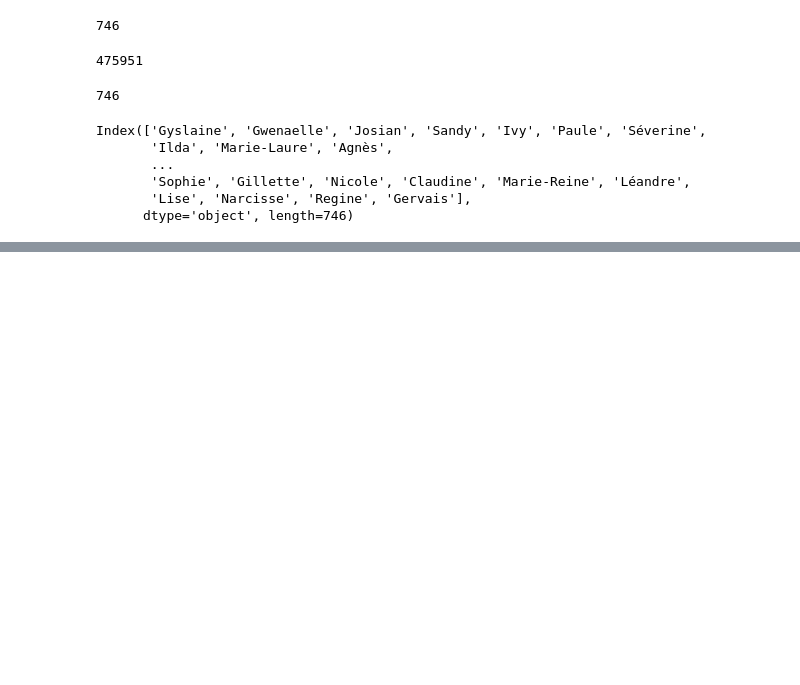
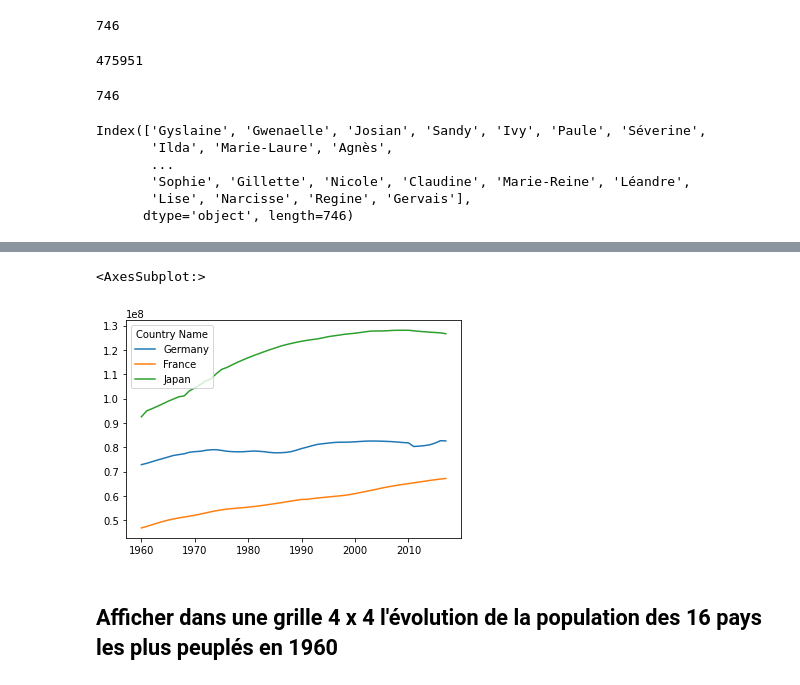
Before and after one commit to Bl3f/amse2021, a Jupyter notebook: Groupe-A/Day 3 - Pandas - 2021-03-19.ipynb, the cells around one changed output, grey strips where cells are left out. Drawn from its saved outputs; the diff is of its cells as text; code cells hidden in the pictures; blank space fills up the shorter version.

```diff
--- a/Groupe-A/Day 3 - Pandas - 2021-03-19.ipynb
+++ b/Groupe-A/Day 3 - Pandas - 2021-03-19.ipynb
@@ -793,0 +871,11 @@ ModuleNotFoundError: No module named 'seaborn'
+# %%
+df.loc[df.index.isin(["France", "Germany", "Japan"]), "1960":"2017"].T.plot()
+
+# or
+
+# df.loc[df["Country Name"].isin(["France", "Germany", "Japan"]), "1960":"2017"].T.plot()
+# %% [output]
+<AxesSubplot:>
+[figure, added]
+# %% [markdown]
+## Afficher dans une grille 4 x 4 l'évolution de la population des 16 pays les plus peuplés en 1960
```
Also changed, not shown: parts of 68 cells of this notebook.
